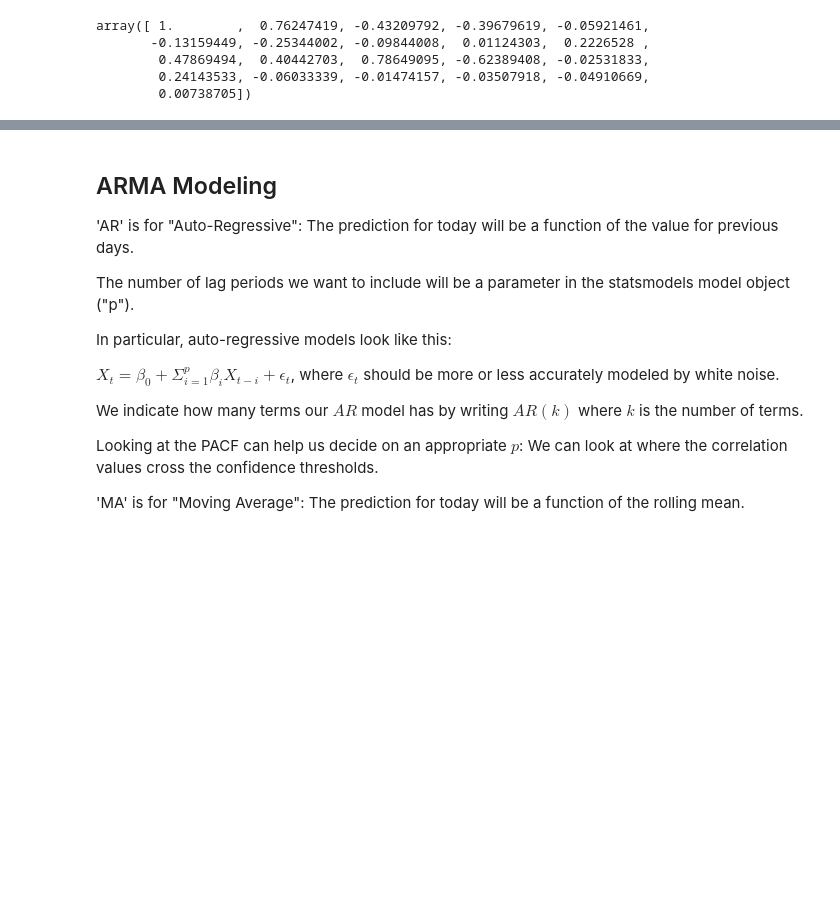
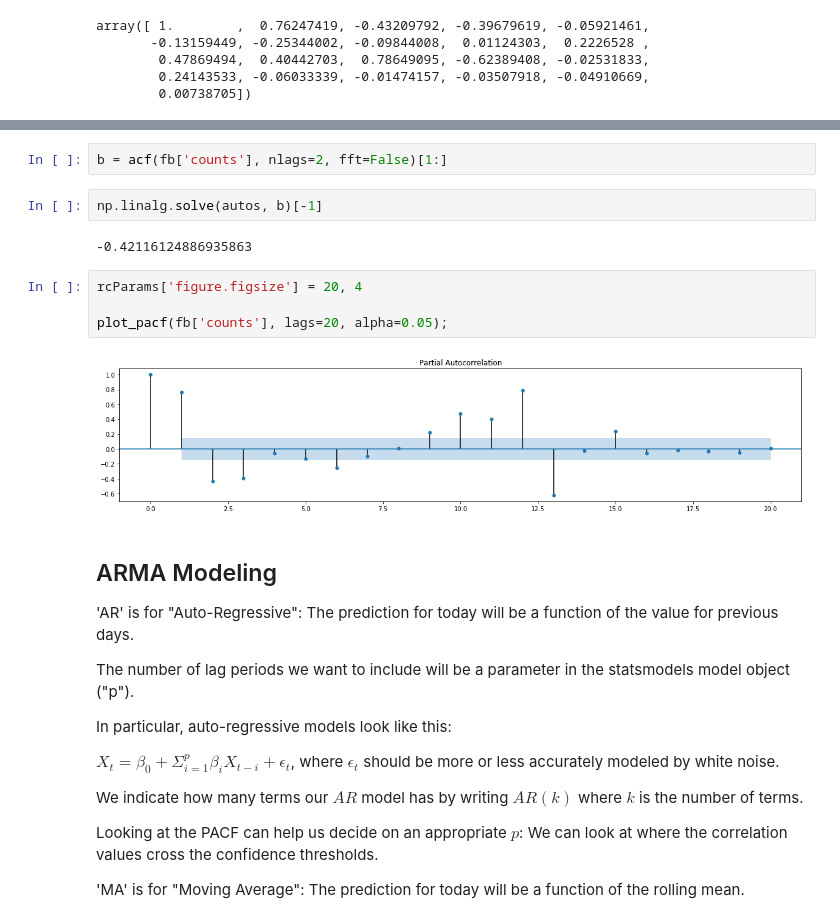
Before and after one commit to Amberlynnyandow/study-group-content, a Jupyter notebook: module_4/week_3_PT/Time Series 2.ipynb, the cells around one changed output, grey strips where cells are left out. Saved outputs shown, nothing was run; the diff lists cells and outputs as text; blank space fills up the shorter version.

```diff
--- a/module_4/week_3_PT/Time Series 2.ipynb
+++ b/module_4/week_3_PT/Time Series 2.ipynb
@@ -163,3 +181,15 @@ lr2.fit(np.concatenate([x_1[2:], x_2[1:], x_3], axis=1), y_tilde[3:]).coef_[-1]
+# %%
+b = acf(fb['counts'], nlags=2, fft=False)[1:]
+# %%
+np.linalg.solve(autos, b)[-1]
+# %% [output]
+-0.42116124886935863
+# %%
+rcParams['figure.figsize'] = 20, 4
+
+plot_pacf(fb['counts'], lags=20, alpha=0.05);
+# %% [output]
+[figure, added]
 # %% [markdown]
 ## ARMA Modeling
 'AR' is for "Auto-Regressive": The prediction for today will be a function of the value for previous days.
```
Also changed, not shown: parts of 10 cells of this notebook, 3 other files.
